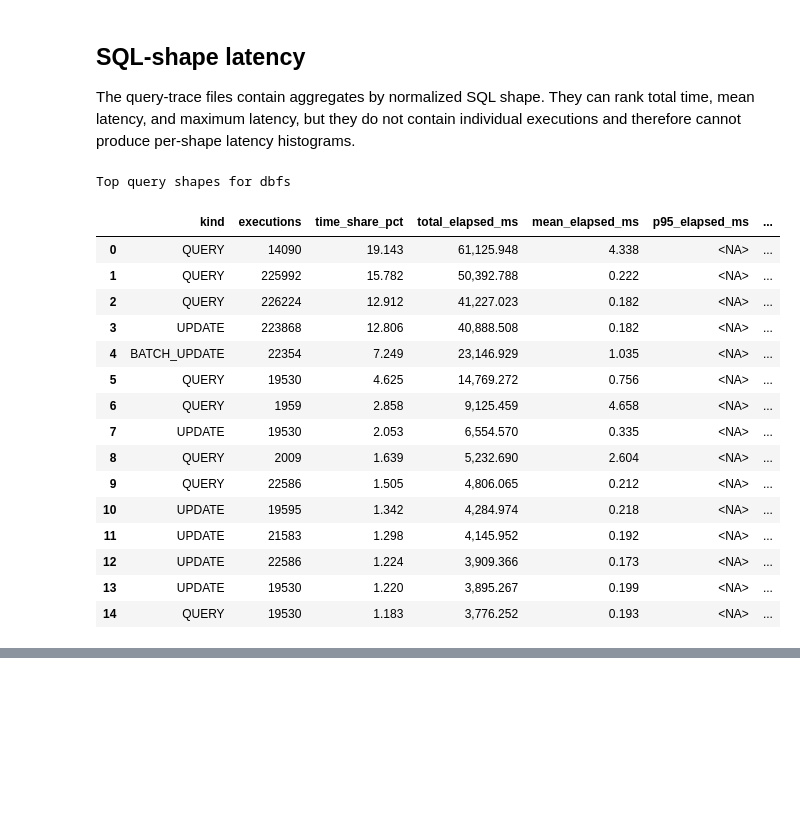
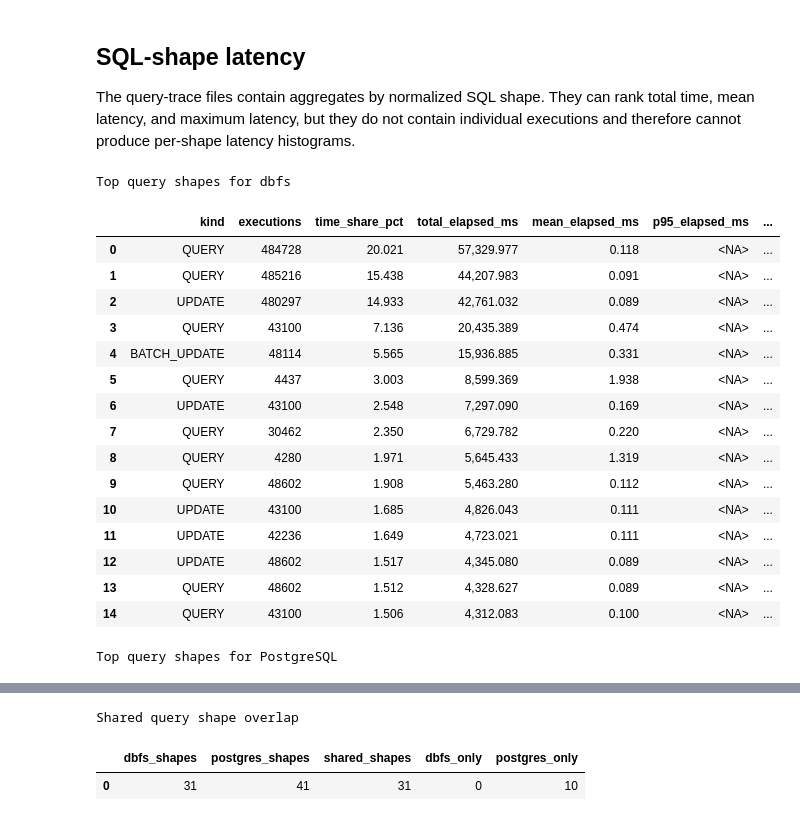
Before and after one commit to yohaku999/oltp_fs, a Jupyter notebook: benchmarking/notebooks/tpcc_query_latency_analysis.ipynb, the cells around one changed output, grey strips where cells are left out. Drawn from its saved outputs; the diff is of its cells as text; code cells hidden in the pictures; blank space fills up the shorter version.

```diff
--- a/benchmarking/notebooks/tpcc_query_latency_analysis.ipynb
+++ b/benchmarking/notebooks/tpcc_query_latency_analysis.ipynb
@@ -17,7 +17,7 @@ plt.style.use('ggplot')
 pd.set_option('display.float_format', lambda value: f'{value:,.3f}')
 
 throughput_comparison_root = Path(
-    '/Users/yohasebe/Documents/dbfs/benchmarking/results/20260904-091550_tcp-nodelay-refactor/tpcc/dbfs'
+    '/Users/yohasebe/Documents/dbfs/benchmarking/results/20260913-103940_postgres_comp_th/tpcc'
 )
 
 throughput_dbfs_candidate = throughput_comparison_root / 'dbfs'
@@ -56,3 +56,5 @@ query_trace_filenames = {
     'dbfs': 'dbfs_query_trace.csv',
     'postgres': 'postgres_query_trace.csv',
 }
+engine_colors = {'dbfs': 'tab:blue', 'postgres': 'tab:orange'}
+engine_markers = {'dbfs': 'o', 'postgres': 'x'}
@@ -161,21 +163,25 @@ overall_latency_df
 # %%
 fig, axis = plt.subplots(figsize=(11, 5))
-for run in runs.values():
+for engine, run in runs.items():
     results_df = run['results_df']
     label = run['display_name']
+    color = engine_colors[engine]
     axis.plot(results_df['Time (seconds)'],
               results_df['Median Latency (millisecond)'],
               marker='o',
+              color=color,
               alpha=0.8,
               label=f'{label} P50')
     axis.plot(results_df['Time (seconds)'],
               results_df['95th Percentile Latency (millisecond)'],
               linestyle='--',
+              color=color,
               alpha=0.8,
               label=f'{label} P95')
     axis.plot(results_df['Time (seconds)'],
               results_df['99th Percentile Latency (millisecond)'],
               linestyle=':',
+              color=color,
               alpha=0.8,
               label=f'{label} P99')
 
@@ -492,12 +526,22 @@ def build_shared_trace_comparison(trace_summaries):
     shared_df['combined_total_elapsed_ms'] = (
         shared_df['total_elapsed_ms_dbfs'] +
         shared_df['total_elapsed_ms_postgres'])
+    shared_df['combined_mean_elapsed_ms'] = shared_df[[
+        'mean_elapsed_ms_dbfs',
+        'mean_elapsed_ms_postgres',
+    ]].max(axis=1)
     shared_df['combined_max_elapsed_ms'] = shared_df[[
         'max_elapsed_ms_dbfs',
         'max_elapsed_ms_postgres',
     ]].max(axis=1)
     shared_df['label'] = shared_df['sample_sql'].str.slice(0, 96)
     shared_df['plot_label'] = shared_df['label'].map(escape_plot_label)
+    shared_df['mean_latency_delta_ms'] = (
+        shared_df['mean_elapsed_ms_dbfs'] -
+        shared_df['mean_elapsed_ms_postgres'])
+    shared_df['mean_latency_ratio_dbfs_to_postgres'] = (
+        shared_df['mean_elapsed_ms_dbfs'] /
+        shared_df['mean_elapsed_ms_postgres'].replace(0, np.nan))
     return shared_df.sort_values(
         ['combined_total_elapsed_ms', 'combined_max_elapsed_ms'],
         ascending=[False, False],
@@ -566,67 +610,84 @@ if shared_trace_df is not None:
         'executions_postgres',
         'total_elapsed_ms_dbfs',
         'total_elapsed_ms_postgres',
+        'mean_elapsed_ms_dbfs',
+        'mean_elapsed_ms_postgres',
+        'mean_latency_delta_ms',
+        'mean_latency_ratio_dbfs_to_postgres',
         'max_elapsed_ms_dbfs',
         'max_elapsed_ms_postgres',
         'sample_sql',
     ]].head(15))
 
-    fig, axes = plt.subplots(1, 2, figsize=(16, 8))
+    fig, axes = plt.subplots(3, 1, figsize=(16, 24))
 
     plot_specs = [
+        (
+            'combined_mean_elapsed_ms',
+            'mean_elapsed_ms',
+            'Shared Query Shapes by Mean Latency',
+            'Mean latency (ms)',
+        ),
         (
             'combined_total_elapsed_ms',
             'total_elapsed_ms',
             'Shared Query Shapes by Total Time',
+            'Total elapsed time (ms)',
         ),
         (
             'combined_max_elapsed_ms',
             'max_elapsed_ms',
             'Shared Query Shapes by Max Latency',
+            'Maximum latency (ms)',
         ),
     ]
 
-    for axis, (combined_metric, metric, title) in zip(axes, plot_specs):
+    for axis, (combined_metric, metric, title,
+               x_label) in zip(axes, plot_specs):
         top_df = shared_trace_df.nlargest(
             10, combined_metric).sort_values(combined_metric)
         positions = list(range(len(top_df)))
         axis.barh(
             [position - 0.2 for position in positions],
             top_df[f'{metric}_dbfs'],
             height=0.4,
             label='dbfs',
+            color=engine_colors['dbfs'],
             alpha=0.8,
         )
         axis.barh(
             [position + 0.2 for position in positions],
             top_df[f'{metric}_postgres'],
             height=0.4,
             label='PostgreSQL',
+            color=engine_colors['postgres'],
             alpha=0.8,
         )
         axis.set_yticks(positions)
         axis.set_yticklabels(top_df['plot_label'])
         axis.set_title(title)
-        axis.set_xlabel('Latency (ms)')
+        axis.set_xlabel(x_label)
 
-    axes[0].legend()
+    for axis in axes:
+        axis.legend()
     fig.tight_layout()
     plt.show()
 # %% [output]
 Top query shapes for dbfs
 |  | kind | executions | time_share_pct | total_elapsed_ms | mean_elapsed_ms | p95_elapsed_ms | ... |
-| 0 | QUERY | 14090 | 19.143 | 61,125.948 | 4.338 | <NA> | ... |
-| 1 | QUERY | 225992 | 15.782 | 50,392.788 | 0.222 | <NA> | ... |
-| 2 | QUERY | 226224 | 12.912 | 41,227.023 | 0.182 | <NA> | ... |
-| 3 | UPDATE | 223868 | 12.806 | 40,888.508 | 0.182 | <NA> | ... |
-| 4 | BATCH_UPDATE | 22354 | 7.249 | 23,146.929 | 1.035 | <NA> | ... |
-| 5 | QUERY | 19530 | 4.625 | 14,769.272 | 0.756 | <NA> | ... |
-| 6 | QUERY | 1959 | 2.858 | 9,125.459 | 4.658 | <NA> | ... |
-| 7 | UPDATE | 19530 | 2.053 | 6,554.570 | 0.335 | <NA> | ... |
-| 8 | QUERY | 2009 | 1.639 | 5,232.690 | 2.604 | <NA> | ... |
-| 9 | QUERY | 22586 | 1.505 | 4,806.065 | 0.212 | <NA> | ... |
-| 10 | UPDATE | 19595 | 1.342 | 4,284.974 | 0.218 | <NA> | ... |
-| 11 | UPDATE | 21583 | 1.298 | 4,145.952 | 0.192 | <NA> | ... |
-| 12 | UPDATE | 22586 | 1.224 | 3,909.366 | 0.173 | <NA> | ... |
-| 13 | UPDATE | 19530 | 1.220 | 3,895.267 | 0.199 | <NA> | ... |
-| 14 | QUERY | 19530 | 1.183 | 3,776.252 | 0.193 | <NA> | ... |
+| 0 | QUERY | 484728 | 20.021 | 57,329.977 | 0.118 | <NA> | ... |
+| 1 | QUERY | 485216 | 15.438 | 44,207.983 | 0.091 | <NA> | ... |
+| 2 | UPDATE | 480297 | 14.933 | 42,761.032 | 0.089 | <NA> | ... |
+| 3 | QUERY | 43100 | 7.136 | 20,435.389 | 0.474 | <NA> | ... |
+| 4 | BATCH_UPDATE | 48114 | 5.565 | 15,936.885 | 0.331 | <NA> | ... |
+| 5 | QUERY | 4437 | 3.003 | 8,599.369 | 1.938 | <NA> | ... |
+| 6 | UPDATE | 43100 | 2.548 | 7,297.090 | 0.169 | <NA> | ... |
+| 7 | QUERY | 30462 | 2.350 | 6,729.782 | 0.220 | <NA> | ... |
+| 8 | QUERY | 4280 | 1.971 | 5,645.433 | 1.319 | <NA> | ... |
+| 9 | QUERY | 48602 | 1.908 | 5,463.280 | 0.112 | <NA> | ... |
+| 10 | UPDATE | 43100 | 1.685 | 4,826.043 | 0.111 | <NA> | ... |
+| 11 | UPDATE | 42236 | 1.649 | 4,723.021 | 0.111 | <NA> | ... |
+| 12 | UPDATE | 48602 | 1.517 | 4,345.080 | 0.089 | <NA> | ... |
+| 13 | QUERY | 48602 | 1.512 | 4,328.627 | 0.089 | <NA> | ... |
+| 14 | QUERY | 43100 | 1.506 | 4,312.083 | 0.100 | <NA> | ... |
+Top query shapes for PostgreSQL
@@ -632,0 +710,3 @@ Top query shapes for dbfs
+Shared query shape overlap
+|  | dbfs_shapes | postgres_shapes | shared_shapes | dbfs_only | postgres_only |
+| 0 | 31 | 41 | 31 | 0 | 10 |
```
Also changed, not shown: parts of 9 cells of this notebook, 1 other file.
